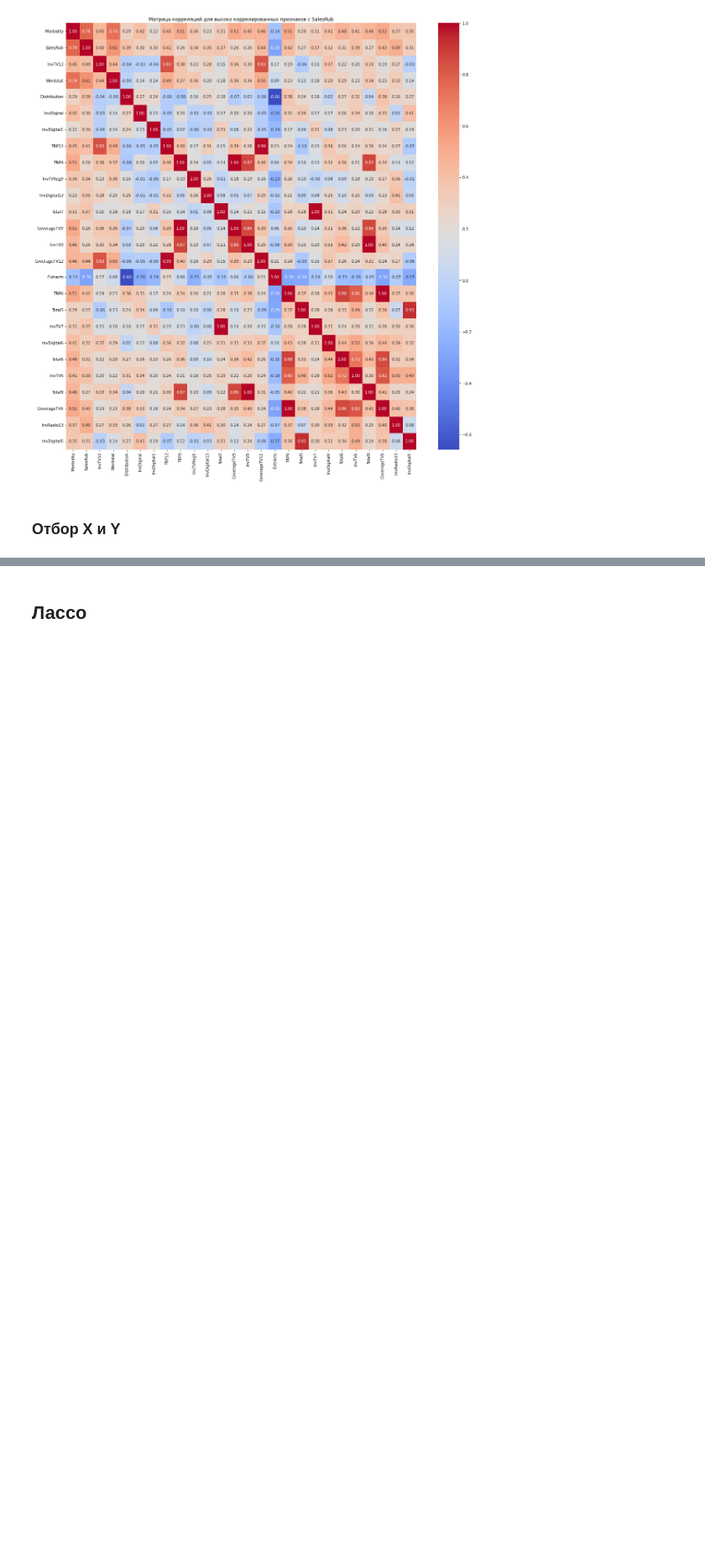
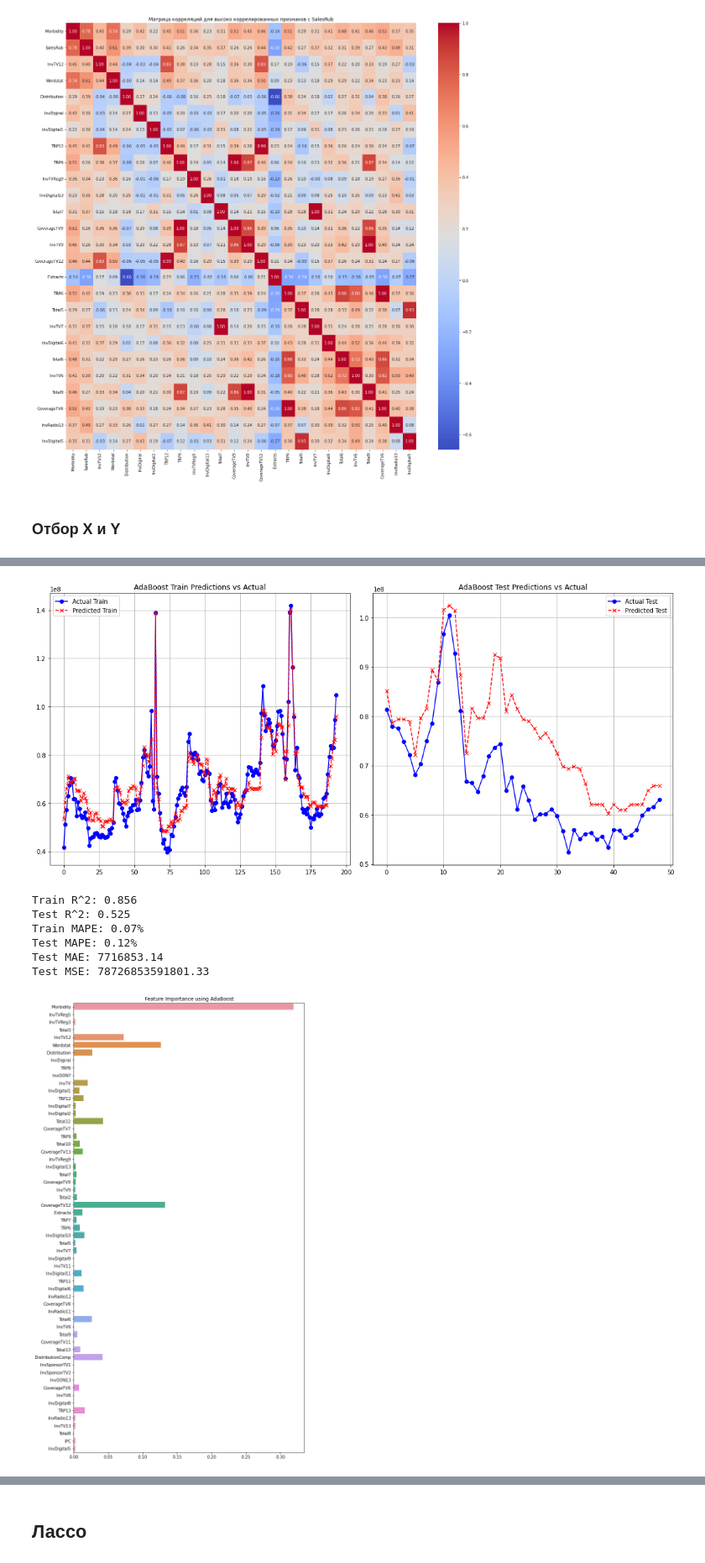
Before and after one commit to Exeskicks/media_wise, a Jupyter notebook: media_wise.ipynb, the cells around one changed output, grey strips where cells are left out. Shown at 84% size. Cells and saved outputs as stored; diff of their text form; code cells hidden in the pictures; blank space fills up the shorter version.

```diff
--- a/media_wise.ipynb
+++ b/media_wise.ipynb
@@ -444,0 +692,51 @@ X_train, X_test, y_train, y_test = timeseries_train_test_split(X, Y, test_size=0
+# %%
+# Обучение AdaBoostRegressor
+gbr = AdaBoostRegressor(n_estimators=100, random_state=0)
+gbr.fit(X_train_scaled, y_train)
+
+y_pred_train = gbr.predict(X_train_scaled)
+y_pred_test = gbr.predict(X_test_scaled)
+
+# Визуализация результатов предсказания для обучающего набора
+plt.figure(figsize=(15, 7))
+plt.subplot(1, 2, 1)  # Первый подграфик для тренировочных данных
+plt.plot(y_train.values, label='Actual Train', color='blue', linestyle='-', marker='o')
+plt.plot(y_pred_train, label='Predicted Train', color='red', linestyle='--', marker='x')
+plt.title('AdaBoost Train Predictions vs Actual')
+plt.legend()
+plt.grid(True)
+
+# Визуализация результатов предсказания для тестового набора
+plt.subplot(1, 2, 2)  # Второй подграфик для тестовых данных
+plt.plot(y_test.values, label='Actual Test', color='blue', linestyle='-', marker='o')
+plt.plot(y_pred_test, label='Predicted Test', color='red', linestyle='--', marker='x')
+plt.title('AdaBoost Test Predictions vs Actual')
+plt.legend()
+plt.grid(True)
+
+plt.tight_layout()
+plt.show()
+
+# Вывод метрик
+print(f'Train R^2: {r2_train:.3f}')
+print(f'Test R^2: {r2_test:.3f}')
+print(f'Train MAPE: {mape_train:.2f}%')
+print(f'Test MAPE: {mape_test:.2f}%')
+print(f'Test MAE: {mae_test:.2f}')
+print(f'Test MSE: {mse_test:.2f}')
+
+# Вывод важности признаков
+feature_importances = gbr.feature_importances_
+plt.figure(figsize=(10, 20))
+sns.barplot(x=feature_importances, y=X_train.columns)
+plt.title('Feature Importance using AdaBoost')
+plt.show()
+# %% [output]
+[figure, added]
+Train R^2: 0.856
+Test R^2: 0.525
+Train MAPE: 0.07%
+Test MAPE: 0.12%
+Test MAE: 7716853.14
+Test MSE: 78726853591801.33
+[figure, added]
```
Also changed, not shown: parts of 79 cells of this notebook.
